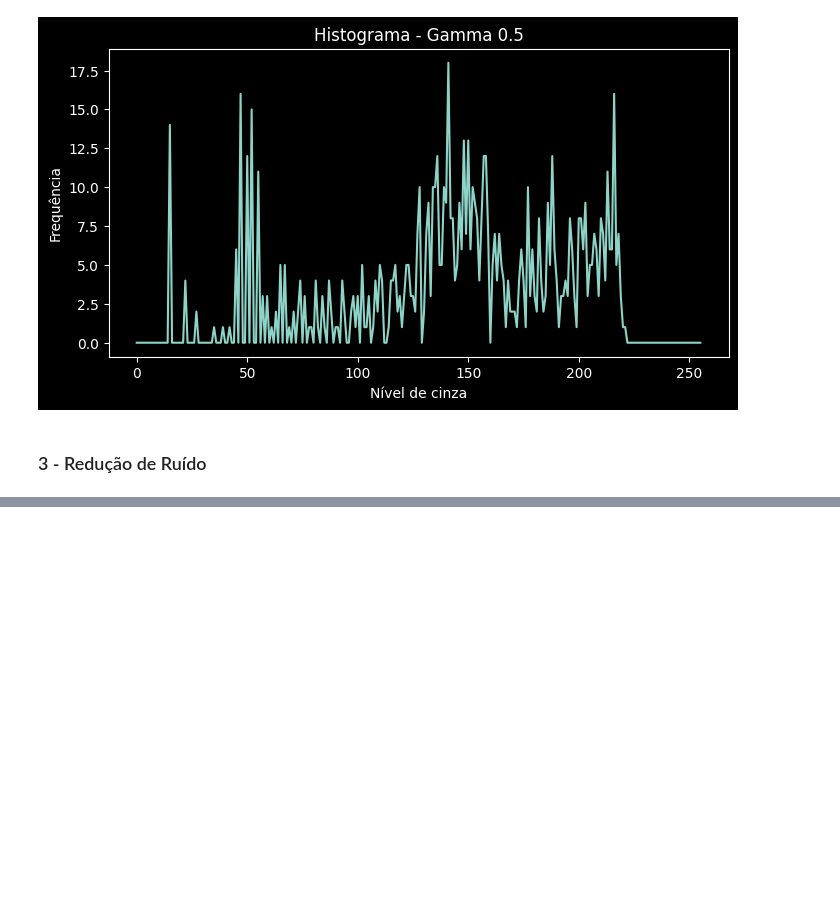
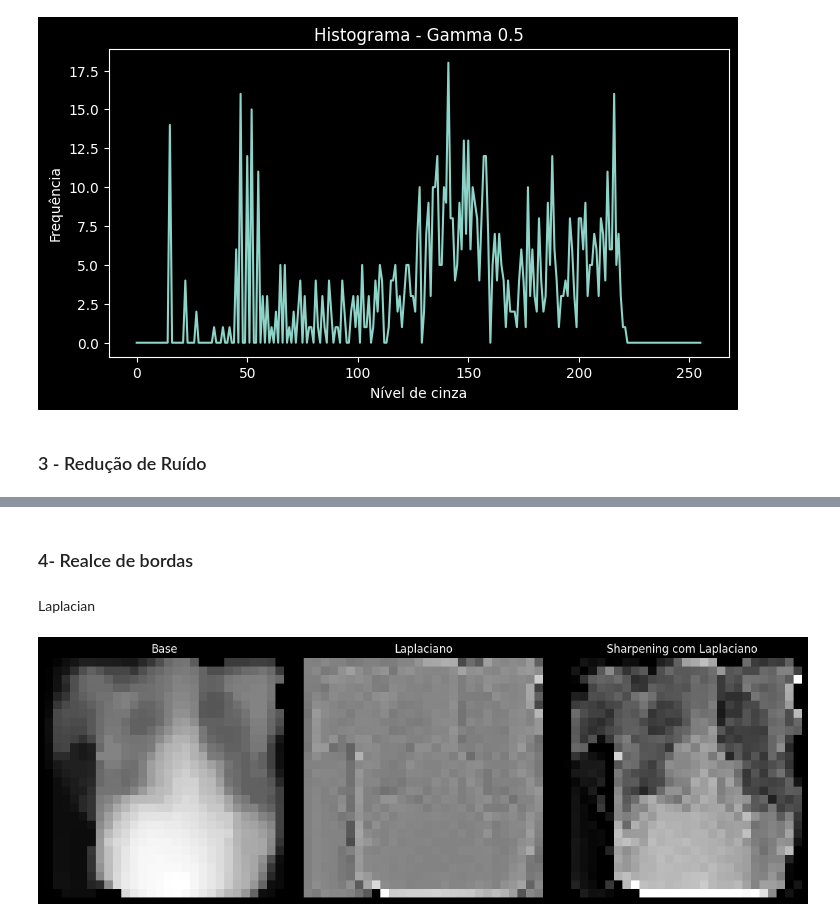
Before and after one commit to pedrxbro/digital-image-processing, a Jupyter notebook: medical-image-processing-pipeline/main.ipynb, the cells around one changed output, grey strips where cells are left out. Saved outputs shown, nothing was run; the diff lists cells and outputs as text; code cells hidden in the pictures; blank space fills up the shorter version.

Commit message:
feat: implement edge enhancement using laplacian and sobel filters

```diff
--- a/medical-image-processing-pipeline/main.ipynb
+++ b/medical-image-processing-pipeline/main.ipynb
@@ -294,0 +308,4 @@ show_images_grid(
+# %% [markdown]
+### 4- Realce de bordas
+# %% [markdown]
+Laplacian
@@ -294,0 +324,39 @@ show_images_grid(
+# %%
+def conv2d_float(img, kernel):
+    img = img.astype(np.float32)
+    kh, kw = kernel.shape
+    pad = kh // 2
+
+    padded = add_padding(img, pad)
+    h, w = img.shape
+    output = np.zeros((h, w), dtype=np.float32)
+
+    for i in range(h):
+        for j in range(w):
+            region = padded[i:i+kh, j:j+kw]
+            output[i, j] = np.sum(region * kernel)
+
+    return output
+# %%
+def laplacian_sharpen(img, kernel):
+    img = img.astype(np.float32)
+    lap = conv2d_float(img, kernel)
+
+    sharpened = img + lap
+    sharpened = np.clip(sharpened, 0, 255).astype(np.uint8)
+
+    return lap, sharpened
+# %%
+img_base = img_1_sp_median.astype(np.float32)
+
+lap_img, sharp_lap = laplacian_sharpen(img_base, laplacian_4)
+lap_img_show = normalize_image(lap_img)
+
+show_images_grid(
+    [img_base.astype(np.uint8), lap_img_show, sharp_lap],
+    ["Base", "Laplaciano", "Sharpening com Laplaciano"],
+    cols=3,
+    figsize=(12, 4)
+)
+# %% [output]
+[figure, added]
```
Also changed, not shown: parts of 11 cells of this notebook.
